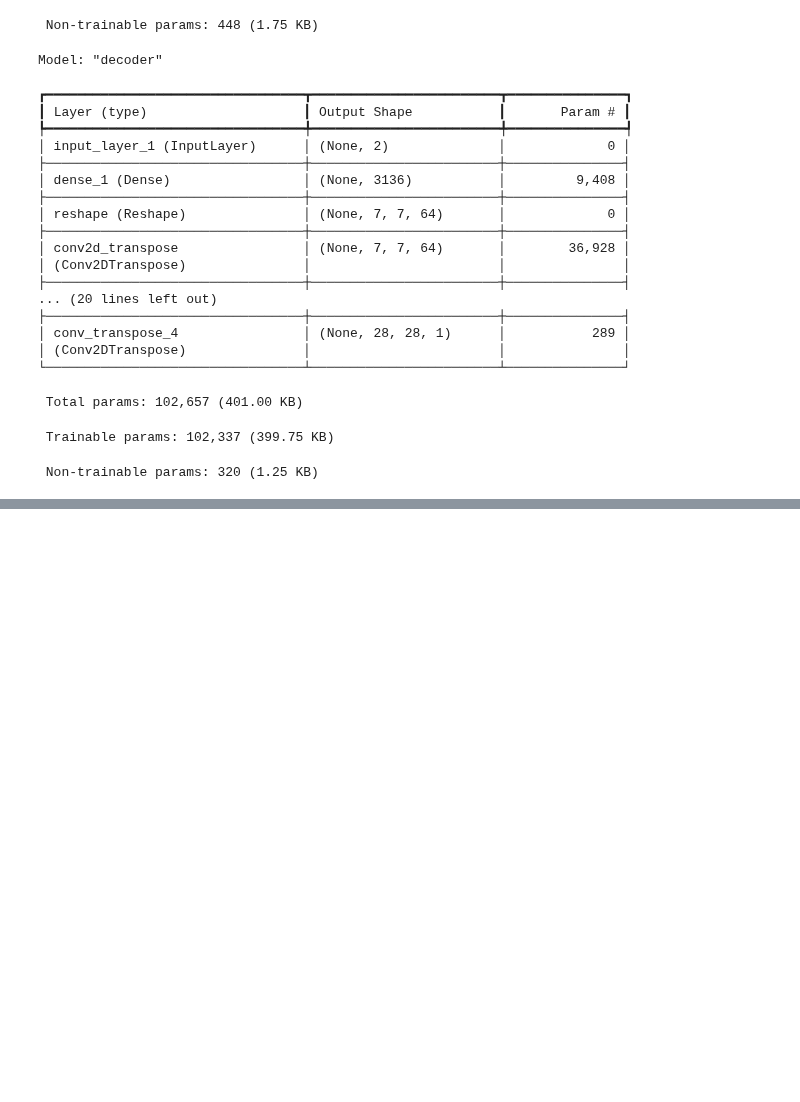
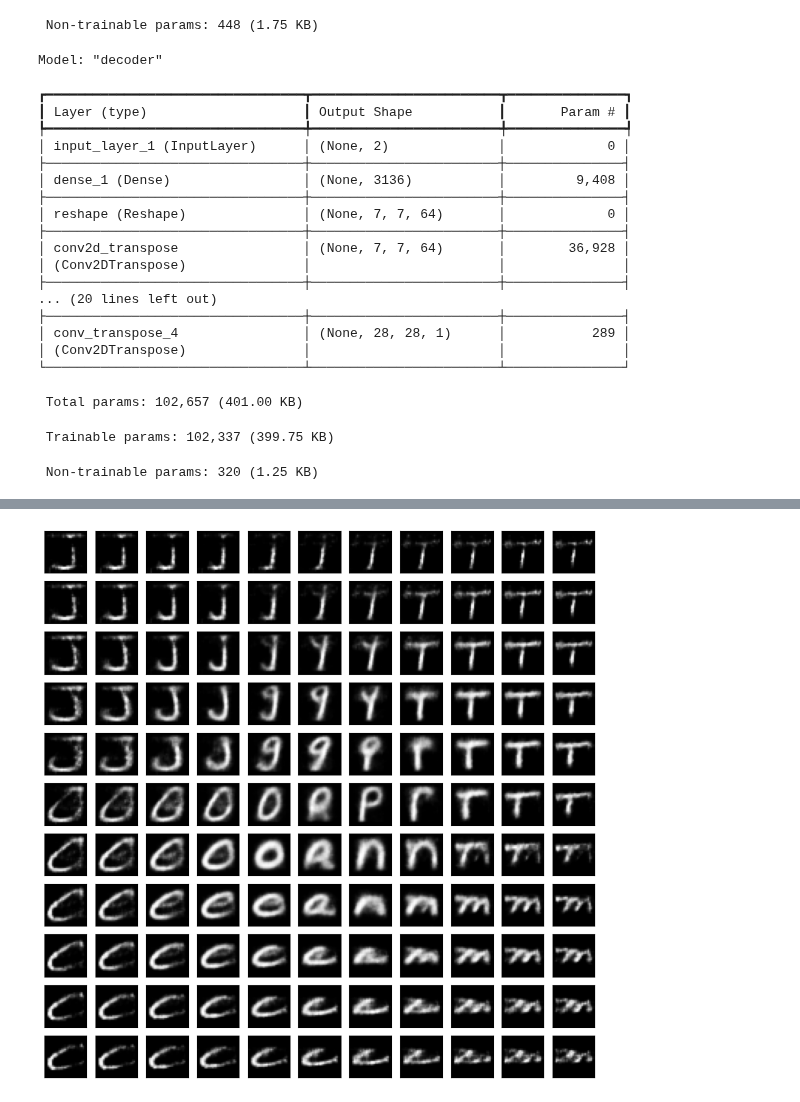
Before and after one commit to kuzovkov/neural-university, a Jupyter notebook: ДЗ_Pro_Вариационные_автокодировщики_|_УИИ.ipynb, the cells around one changed output, grey strips where cells are left out. Saved outputs shown, nothing was run; the diff lists cells and outputs as text; code cells hidden in the pictures; blank space fills up the shorter version.

```diff
--- a/ДЗ_Pro_Вариационные_автокодировщики_|_УИИ.ipynb
+++ b/ДЗ_Pro_Вариационные_автокодировщики_|_УИИ.ipynb
@@ -363,0 +408,15 @@ showResult(decoderVAEС)
+# %%
+# Создадим сверточный декодер
+
+input_enc = Input(shape=(hidden_dim,))                            # Добавим входной слой
+x = Dense(3136, name='dense_1')(input_enc)               # Добавим dense в 7х7х64 = 3136 нейронами
+x = Reshape((7, 7, 64))(x)                               # Решейпим 1D тензор в 3D тензор
+x= decoderBlock(x, neu=64, kernel=3, strides=1)          # Добавим 1-й блок обратная свертка+нормализация+активашка
+x= decoderBlock(x, neu=64, kernel=3, strides=2)          # Добавим 2-й блок обратная свертка+нормализация+активашка
+x= decoderBlock(x, neu=64, kernel=3, strides=2)          # Добавим 2-й блок обратная свертка+нормализация+активашка
+x= decoderBlock(x, neu=64, kernel=3, strides=2)          # Добавим 2-й блок обратная свертка+нормализация+активашка
+x= decoderBlock(x, neu=32, kernel=3, strides=2)          # Добавим 3-й блок обратная свертка+нормализация+активашка
+x = Reshape((28, 28, 512))(x)
+print(x.shape)
+decoded = Conv2DTranspose(1, 3, 1,padding='same', activation='sigmoid', name='conv_transpose_4')(x)# Добавим выходной слой
+print(decoded)
@@ -363,0 +426,4 @@ showResult(decoderVAEС)
+# %%
+# Соберем декодер
+
+decoderVAEС = keras.Model(input_enc, decoded, name='decoder')
@@ -363,0 +542,22 @@ showResult(decoderVAEС)
+# %%
+# Определим функцию отображения результатов работы декодера
+
+def showResult2(decoder): # Получим обученный декодер
+
+    n = 5
+    total = 2*n+1                                                     # Считаем полное количесво выводимых букв +1
+    plt.figure(figsize=(total, total))                                # Создаем заготовку для финальной картинки
+    num = 1                                                           # Счетчик выводимых цифр
+    for i in range(-n, n+1):                                          # Цикл по горизонтали пространства Z
+     for j in range(-n, n+1):                                         # Цикл по вертикали пространства Z
+        ax = plt.subplot(total, total, num)                           # Добавим место для графика
+        num += 1                                                      # Инкремент номера графика
+        img = decoder.predict(np.expand_dims([3*i/n, 3*j/n, 3*i/n, 3*j/n,3*i/n], axis=0)) # Выполним предикт изображения цифры по точкам из Z области
+        plt.imshow(img.squeeze(), cmap='gray')                        # Рисуем предсказанную цифру
+        ax.get_xaxis().set_visible(False)                             # Спрячем ось X
+        ax.get_yaxis().set_visible(False)                             # Спрячем ось Y
+# %%
+# Выведем 100 цифр, сгенерированных декодером
+
+showResult2(decoderVAEС)
+# %% [output]
@@ -363,0 +581 @@ showResult(decoderVAEС)
+[figure, added]
```
Also changed, not shown: parts of 18 cells of this notebook.
